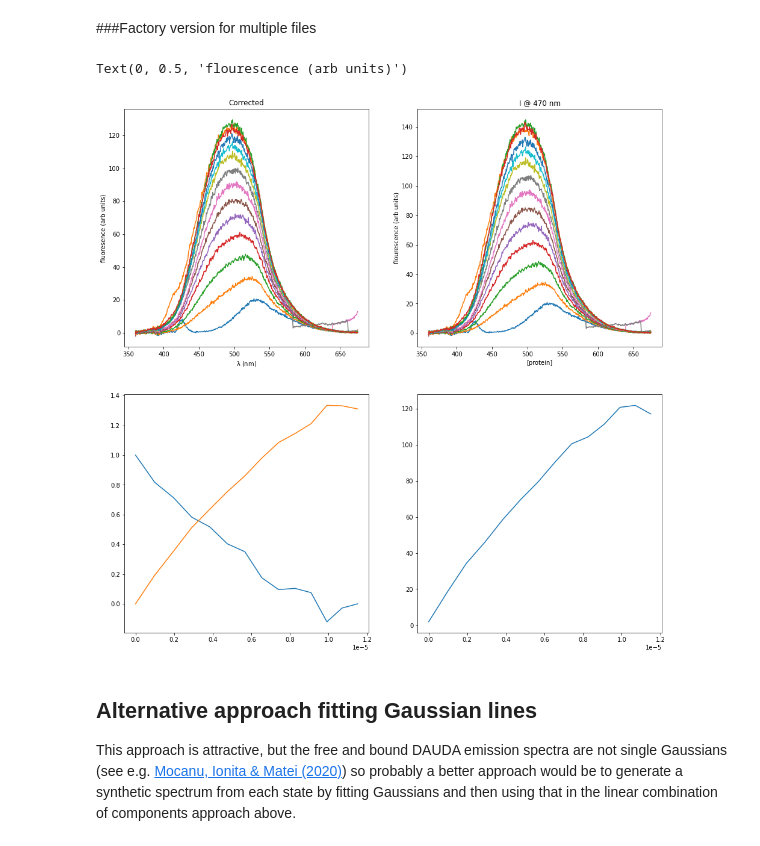
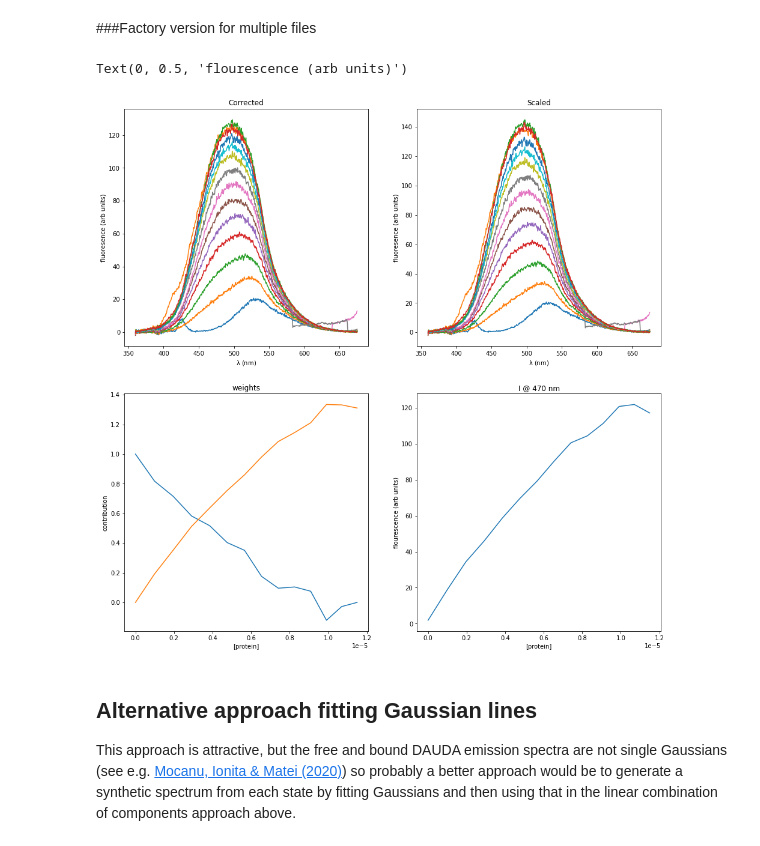
Before and after one commit to brianosmith/EXSY_fitting_notebook, a Jupyter notebook: Fluoresence_data_fitting.ipynb, the cells around one changed output. Drawn from its saved outputs; the diff is of its cells as text; code cells hidden in the pictures.

```diff
--- a/Fluoresence_data_fitting.ipynb
+++ b/Fluoresence_data_fitting.ipynb
@@ -201,41 +201,41 @@ for row in datasets.itertuples():
 
 plt.plot(protein, free)
 plt.plot(protein, bound)
 
-ax2.set_title('weights')
-ax2.set_xlabel('[protein]')
-ax2.set_ylabel('contribution')
+ax3.set_title('weights')
+ax3.set_xlabel('[protein]')
+ax3.set_ylabel('contribution')
 
 # extract intensity at fexed wavelength
 datasets['iLambda'] = np.array    # add an empty column to the dataframe
 indexOfLambda = np.where(l == 470)
 for row in datasets.itertuples():
    iLambda = row.scaled[indexOfLambda]
    datasets.at[row.Index, 'iLambda'] = iLambda
 
 #plot i470 vs varied [protein]
-ax3 = fig.add_subplot(gs[1,1])
+ax4 = fig.add_subplot(gs[1,1])
 
 #protein = []
 #free = []
 #bound = []
 #for row in datasets.itertuples():
 #   #print(row.protein, row.components[0])
 #   protein.append(row.protein)
 #   free.append(row.components[0])
 #   bound.append(row.components[1])
 
 plt.plot(datasets.protein, datasets.iLambda)
 
-ax2.set_title('I @ 470 nm')
-ax2.set_xlabel('[protein]')
-ax2.set_ylabel('flourescence (arb units)')
+ax4.set_title('I @ 470 nm')
+ax4.set_xlabel('[protein]')
+ax4.set_ylabel('flourescence (arb units)')
 
 # For fitting fractional saturation we will need the "constant" [protein] or [ligand]
 # as a function of the "varied" one in the response curve to handle dilution
 # %% [output]
 Text(0, 0.5, 'flourescence (arb units)')
-[figure, old version]
+[figure, new version]
 # %% [markdown]
 ## Alternative approach fitting Gaussian lines
 This approach is attractive, but the free and bound DAUDA emission spectra are not single Gaussians (see e.g. [Mocanu, Ionita & Matei (2020)](https://doi.org/10.1016/j.saa.2020.118413)) so probably a better approach would be to generate a synthetic spectrum from each state by fitting Gaussians and then using that in the linear combination of components approach above.
```
